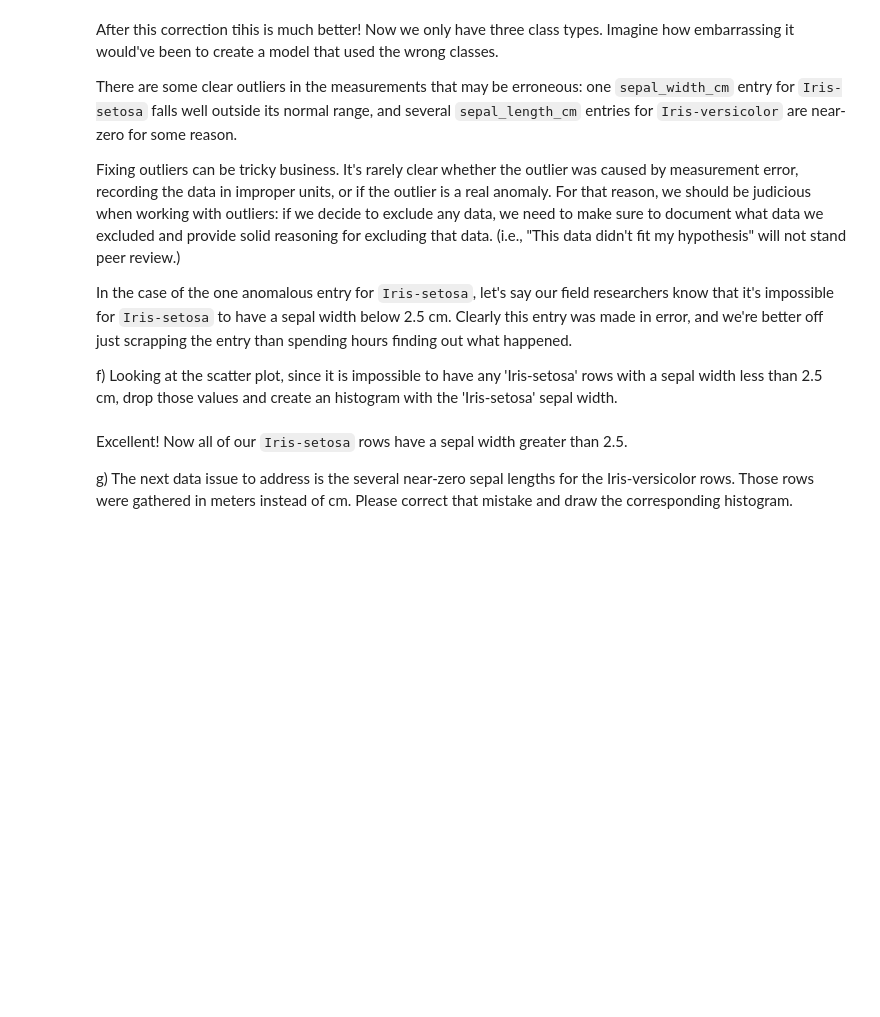
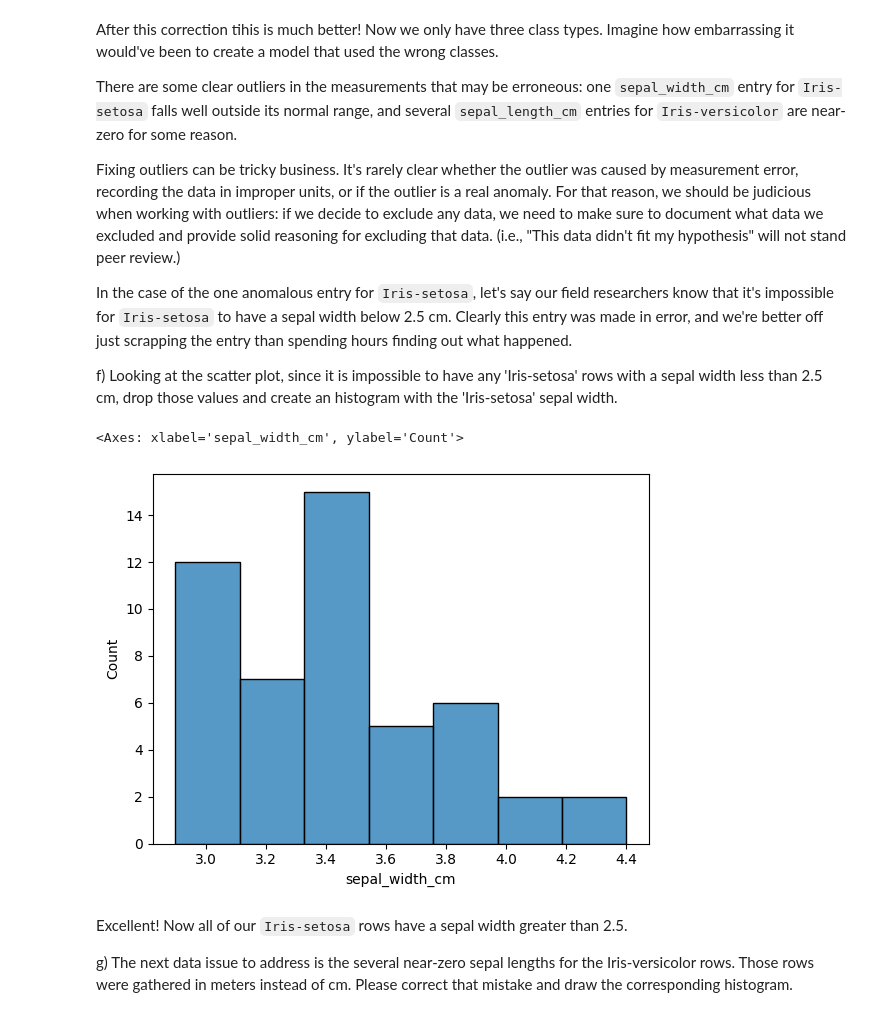
Before and after one commit to ICWeiner/FEUP-IART, a Jupyter notebook: TPs/Exercise5_IART_SupervisedLearning_Notebook/Exercise5_SupervisedLearning_ToComplete.ipynb, the cells around one changed output. Drawn from its saved outputs; the diff is of its cells as text; code cells hidden in the pictures; blank space fills up the shorter version.

Commit message:
Finished cleaning data part of supervised learning

```diff
--- a/TPs/Exercise5_IART_SupervisedLearning_Notebook/Exercise5_SupervisedLearning_ToComplete.ipynb
+++ b/TPs/Exercise5_IART_SupervisedLearning_Notebook/Exercise5_SupervisedLearning_ToComplete.ipynb
@@ -129,8 +130,13 @@ In the case of the one anomalous entry for `Iris-setosa`, let's say our field re
 f)	Looking at the scatter plot, since it is impossible to have any 'Iris-setosa' rows with a sepal width less than 2.5 cm, drop those values and create an histogram with the 'Iris-setosa' sepal width.
 # %%
 # This line drops any 'Iris-setosa' rows with a separal width less than 2.5 cm
-# Your Code Here
-# ...
+iris_data.drop(iris_data.loc[(iris_data['class'] == 'Iris-setosa') & (iris_data['sepal_width_cm'] < 2.5)].index, inplace=True)
+
+
+sb.histplot(data=iris_data.loc[iris_data['class'] == 'Iris-setosa'], x='sepal_width_cm')
+# %% [output]
+<Axes: xlabel='sepal_width_cm', ylabel='Count'>
+[figure, added]
 # %% [markdown]
 Excellent! Now all of our `Iris-setosa` rows have a sepal width greater than 2.5.
 
```
Also changed, not shown: parts of 10 cells of this notebook, 1 other file.
